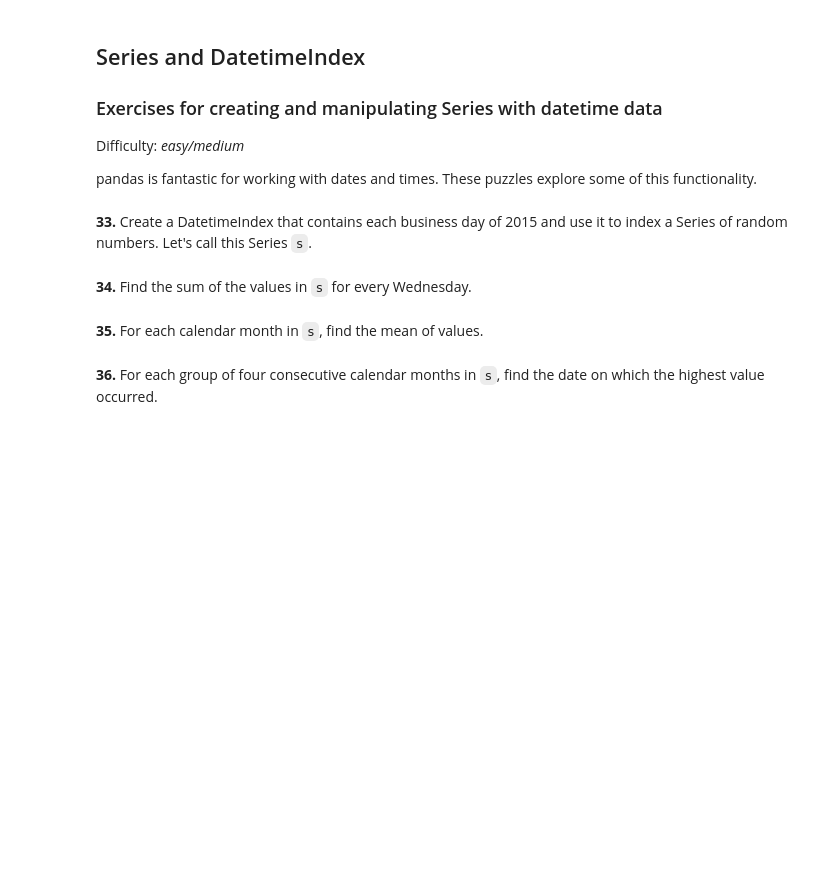
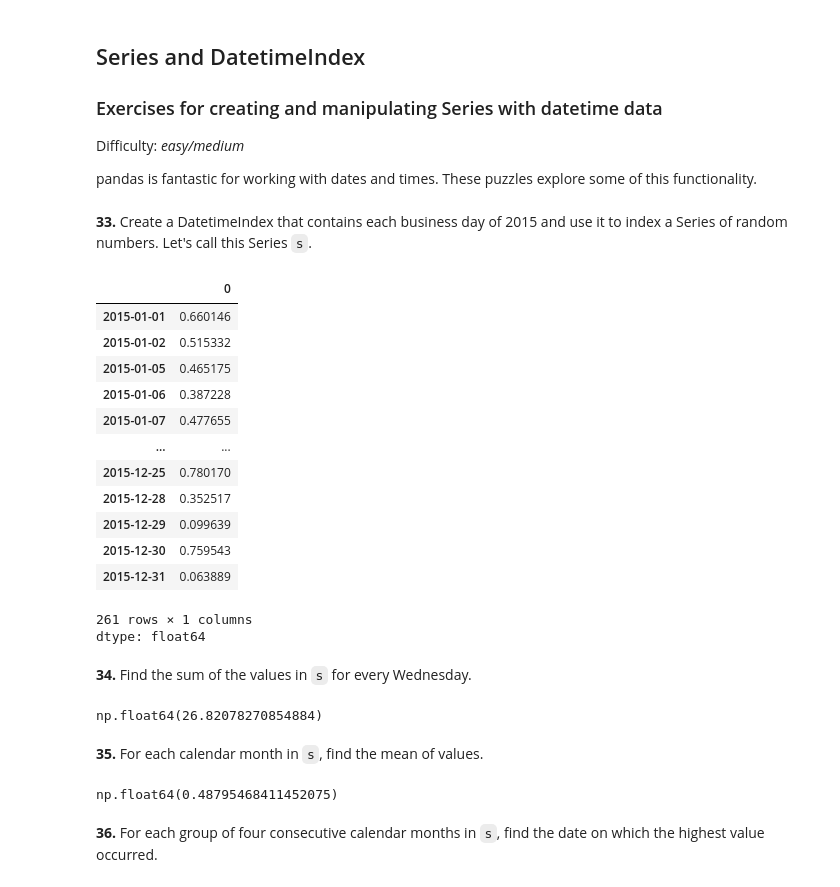
Before and after one commit to KummariJahnavi61/100-pandas-puzzles, a Jupyter notebook: 100-pandas-puzzles.ipynb, the cells around one changed output. Cells and saved outputs as stored; diff of their text form; code cells hidden in the pictures; blank space fills up the shorter version.

```diff
--- a/100-pandas-puzzles.ipynb
+++ b/100-pandas-puzzles.ipynb
@@ -664,10 +685,38 @@ Difficulty: *easy/medium*
 pandas is fantastic for working with dates and times. These puzzles explore some of this functionality.
 # %% [markdown]
 **33.** Create a DatetimeIndex that contains each business day of 2015 and use it to index a Series of random numbers. Let's call this Series `s`.
+# %%
+didx= pd.date_range(start='2015-01-01', end='2015-12-31', freq='B')
+s=pd.Series(np.random.rand(len(didx)),index=didx)
+s
+# %% [output]
+|  | 0 |
+| 2015-01-01 | 0.660146 |
+| 2015-01-02 | 0.515332 |
+| 2015-01-05 | 0.465175 |
+| 2015-01-06 | 0.387228 |
+| 2015-01-07 | 0.477655 |
+| ... | ... |
+| 2015-12-25 | 0.780170 |
+| 2015-12-28 | 0.352517 |
+| 2015-12-29 | 0.099639 |
+| 2015-12-30 | 0.759543 |
+| 2015-12-31 | 0.063889 |
+261 rows × 1 columns
+dtype: float64
 # %% [markdown]
 **34.** Find the sum of the values in `s` for every Wednesday.
+# %%
+s[s.index.dayofweek==2].sum()
+s[s.index.day_name()=="Wednesday"].sum()
+# %% [output]
+np.float64(26.82078270854884)
 # %% [markdown]
 **35.** For each calendar month in `s`, find the mean of values.
+# %%
+s[s.index.month.isin(list(range(1,13)))].mean()
+# %% [output]
+np.float64(0.48795468411452075)
 # %% [markdown]
 **36.** For each group of four consecutive calendar months in `s`, find the date on which the highest value occurred.
 # %% [markdown]
```
Also changed, not shown: parts of 4 cells of this notebook.
